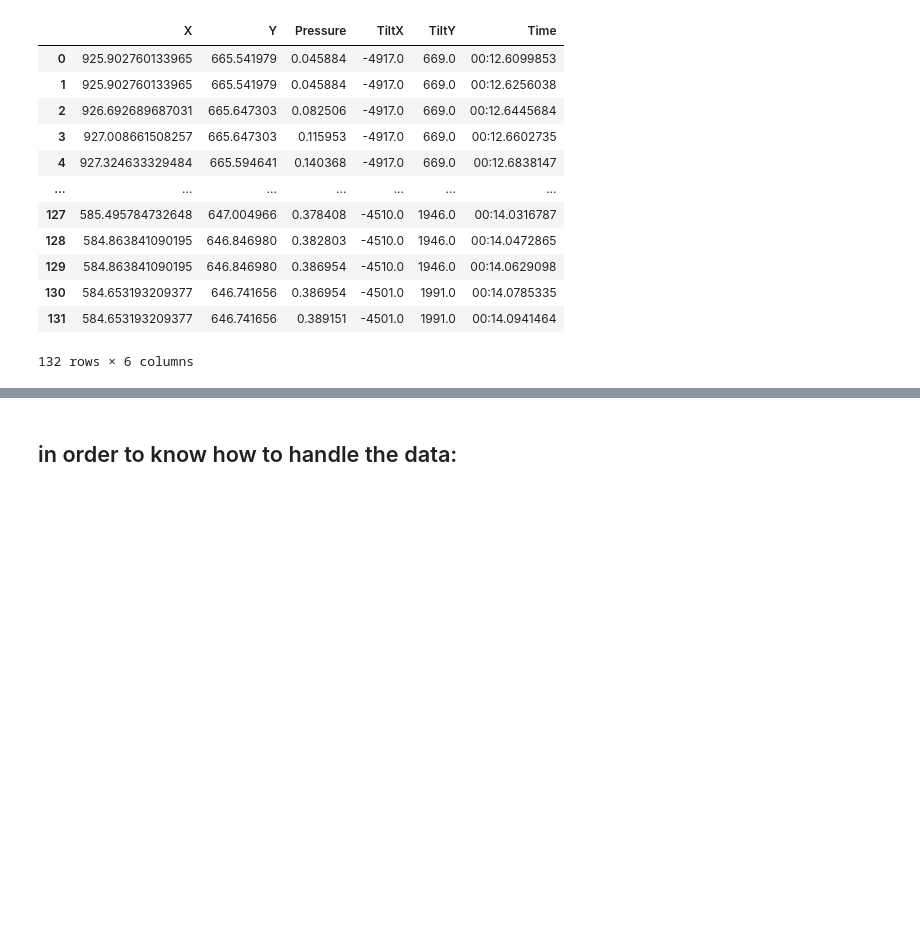
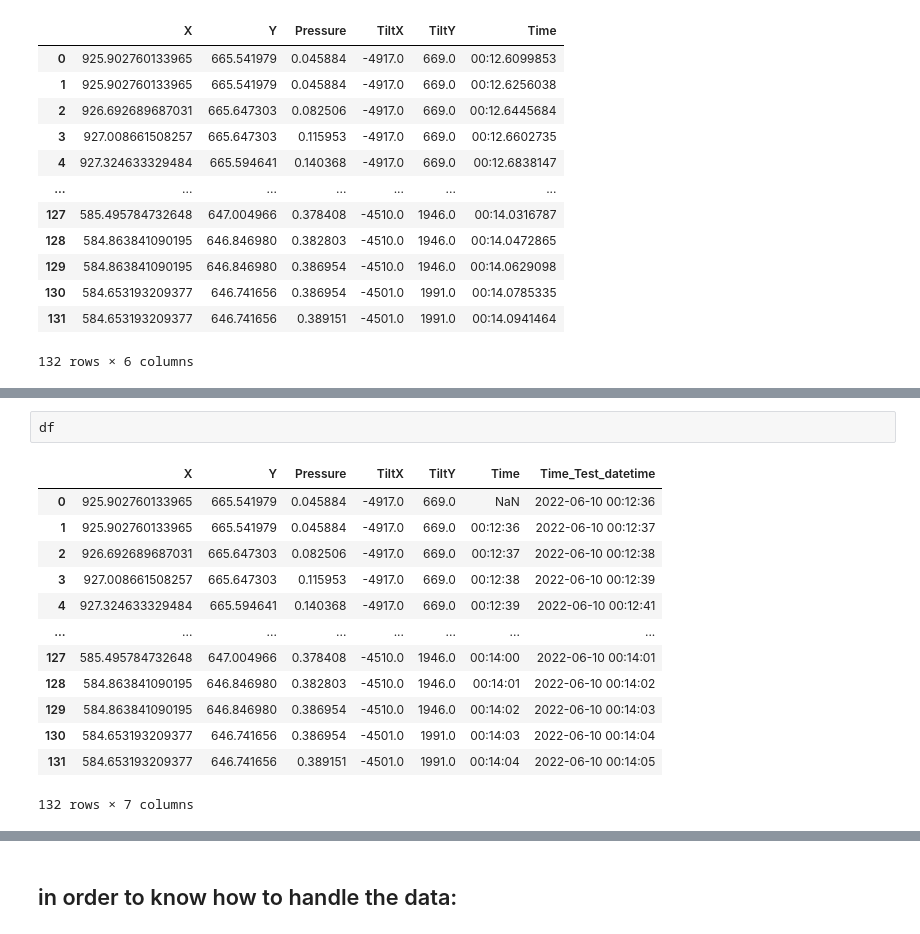
Before and after one commit to BabyBlue555/firstYear_semB_project, a Jupyter notebook: task4.ipynb, the cells around one changed output, grey strips where cells are left out. Saved outputs shown, nothing was run; the diff lists cells and outputs as text; blank space fills up the shorter version.

```diff
--- a/task4.ipynb
+++ b/task4.ipynb
@@ -114,0 +313,16 @@ TypeError: object of type 'NoneType' has no len()
+# %%
+df
+# %% [output]
+|  | X | Y | Pressure | TiltX | TiltY | Time | Time_Test_datetime |
+| 0 | 925.902760133965 | 665.541979 | 0.045884 | -4917.0 | 669.0 | NaN | 2022-06-10 00:12:36 |
+| 1 | 925.902760133965 | 665.541979 | 0.045884 | -4917.0 | 669.0 | 00:12:36 | 2022-06-10 00:12:37 |
+| 2 | 926.692689687031 | 665.647303 | 0.082506 | -4917.0 | 669.0 | 00:12:37 | 2022-06-10 00:12:38 |
+| 3 | 927.008661508257 | 665.647303 | 0.115953 | -4917.0 | 669.0 | 00:12:38 | 2022-06-10 00:12:39 |
+| 4 | 927.324633329484 | 665.594641 | 0.140368 | -4917.0 | 669.0 | 00:12:39 | 2022-06-10 00:12:41 |
+| ... | ... | ... | ... | ... | ... | ... | ... |
+| 127 | 585.495784732648 | 647.004966 | 0.378408 | -4510.0 | 1946.0 | 00:14:00 | 2022-06-10 00:14:01 |
+| 128 | 584.863841090195 | 646.846980 | 0.382803 | -4510.0 | 1946.0 | 00:14:01 | 2022-06-10 00:14:02 |
+| 129 | 584.863841090195 | 646.846980 | 0.386954 | -4510.0 | 1946.0 | 00:14:02 | 2022-06-10 00:14:03 |
+| 130 | 584.653193209377 | 646.741656 | 0.386954 | -4501.0 | 1991.0 | 00:14:03 | 2022-06-10 00:14:04 |
+| 131 | 584.653193209377 | 646.741656 | 0.389151 | -4501.0 | 1991.0 | 00:14:04 | 2022-06-10 00:14:05 |
+132 rows × 7 columns
```
Also changed, not shown: parts of 61 cells of this notebook.
